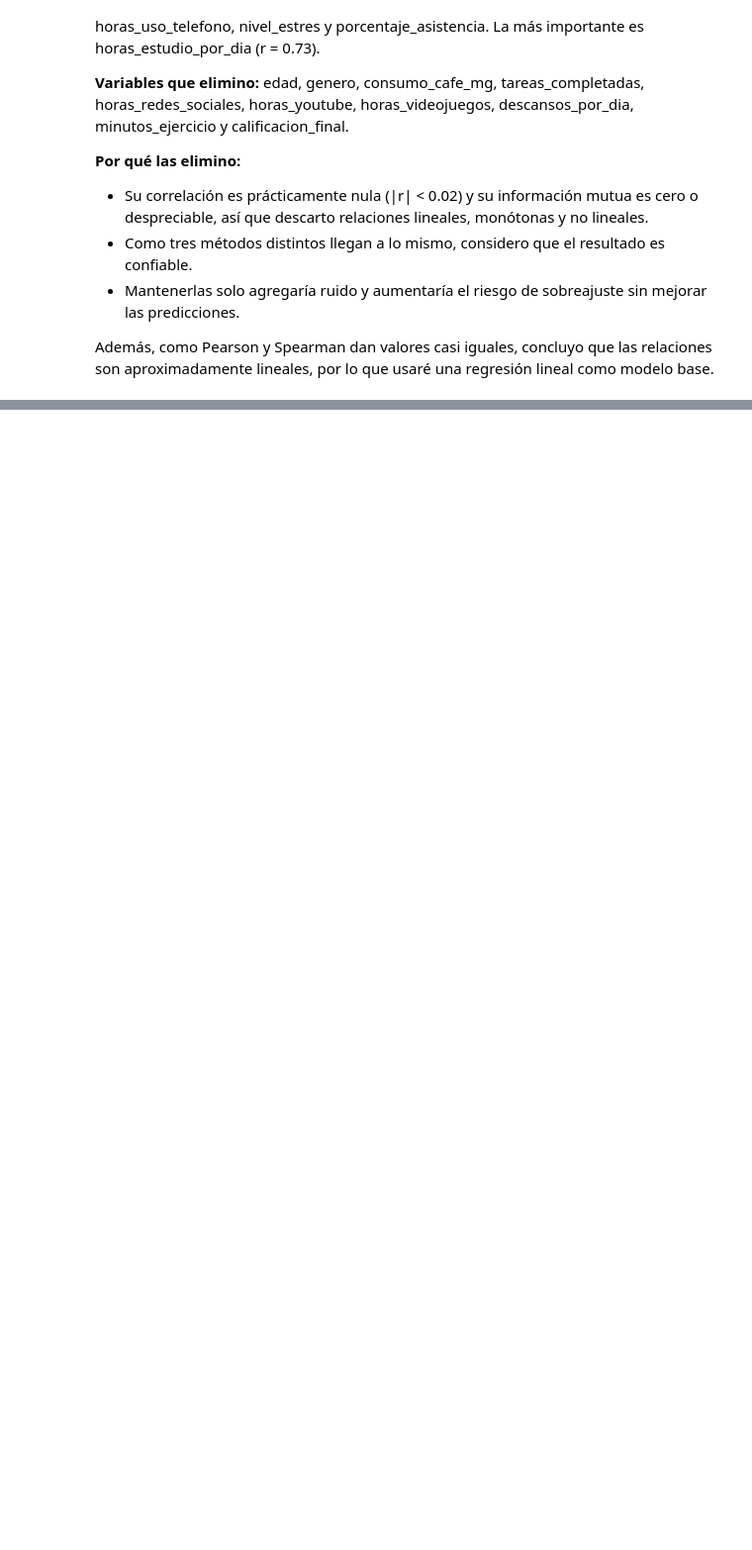
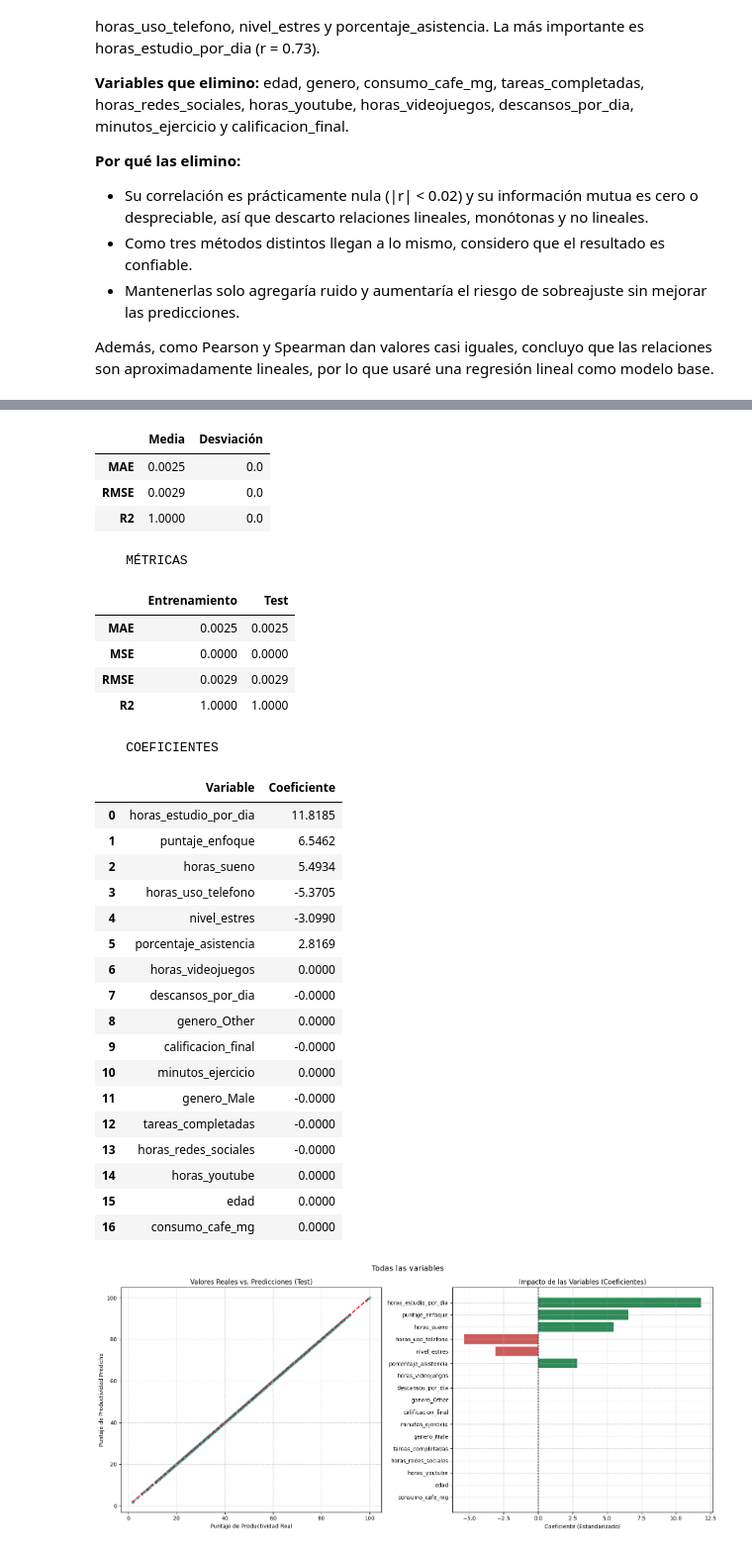
Before and after one commit to hombremono873/Cuadernos_colab, a Jupyter notebook: predicir_productividad_académica.ipynb, the cells around one changed output, grey strips where cells are left out. Shown at 99% size. Cells and saved outputs as stored; diff of their text form; code cells hidden in the pictures; blank space fills up the shorter version.

```diff
--- a/predicir_productividad_académica.ipynb
+++ b/predicir_productividad_académica.ipynb
@@ -619,0 +553,3 @@ Opción elegida: Entrenar con todas las variables
+# %%
+resultado_todas = main(X_train, X_test, y_train, y_test, opcion='2')
+# %% [output]
@@ -619,0 +562,30 @@ Opción elegida: Entrenar con todas las variables
+|  | Media | Desviación |
+| MAE | 0.0025 | 0.0 |
+| RMSE | 0.0029 | 0.0 |
+| R2 | 1.0000 | 0.0 |
+    MÉTRICAS
+|  | Entrenamiento | Test |
+| MAE | 0.0025 | 0.0025 |
+| MSE | 0.0000 | 0.0000 |
+| RMSE | 0.0029 | 0.0029 |
+| R2 | 1.0000 | 1.0000 |
+    COEFICIENTES
+|  | Variable | Coeficiente |
+| 0 | horas_estudio_por_dia | 11.8185 |
+| 1 | puntaje_enfoque | 6.5462 |
+| 2 | horas_sueno | 5.4934 |
+| 3 | horas_uso_telefono | -5.3705 |
+| 4 | nivel_estres | -3.0990 |
+| 5 | porcentaje_asistencia | 2.8169 |
+| 6 | horas_videojuegos | 0.0000 |
+| 7 | descansos_por_dia | -0.0000 |
+| 8 | genero_Other | 0.0000 |
+| 9 | calificacion_final | -0.0000 |
+| 10 | minutos_ejercicio | 0.0000 |
+| 11 | genero_Male | -0.0000 |
+| 12 | tareas_completadas | -0.0000 |
+| 13 | horas_redes_sociales | -0.0000 |
+| 14 | horas_youtube | 0.0000 |
+| 15 | edad | 0.0000 |
+| 16 | consumo_cafe_mg | 0.0000 |
+[figure, added]
```
Also changed, not shown: parts of 26 cells of this notebook.
